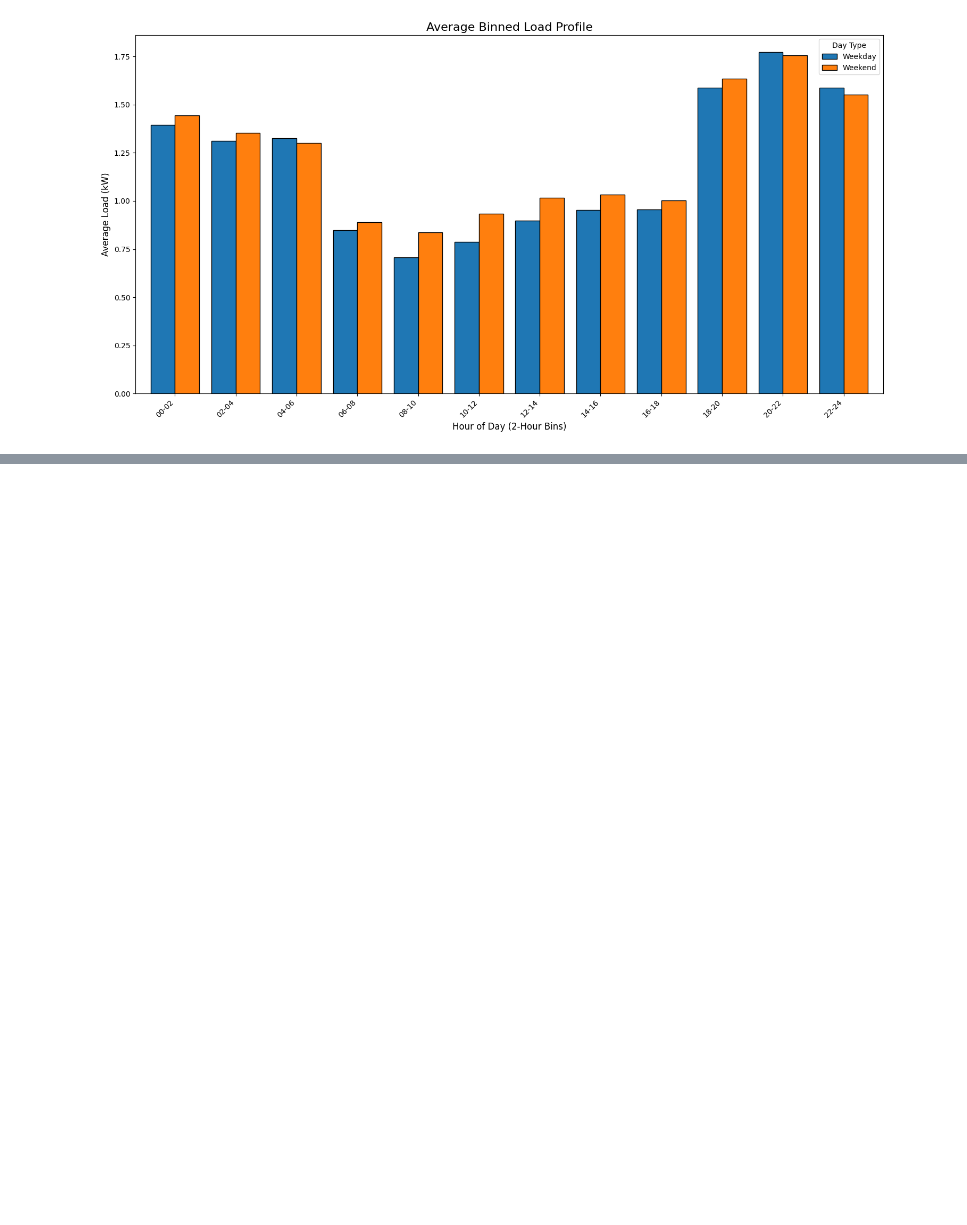
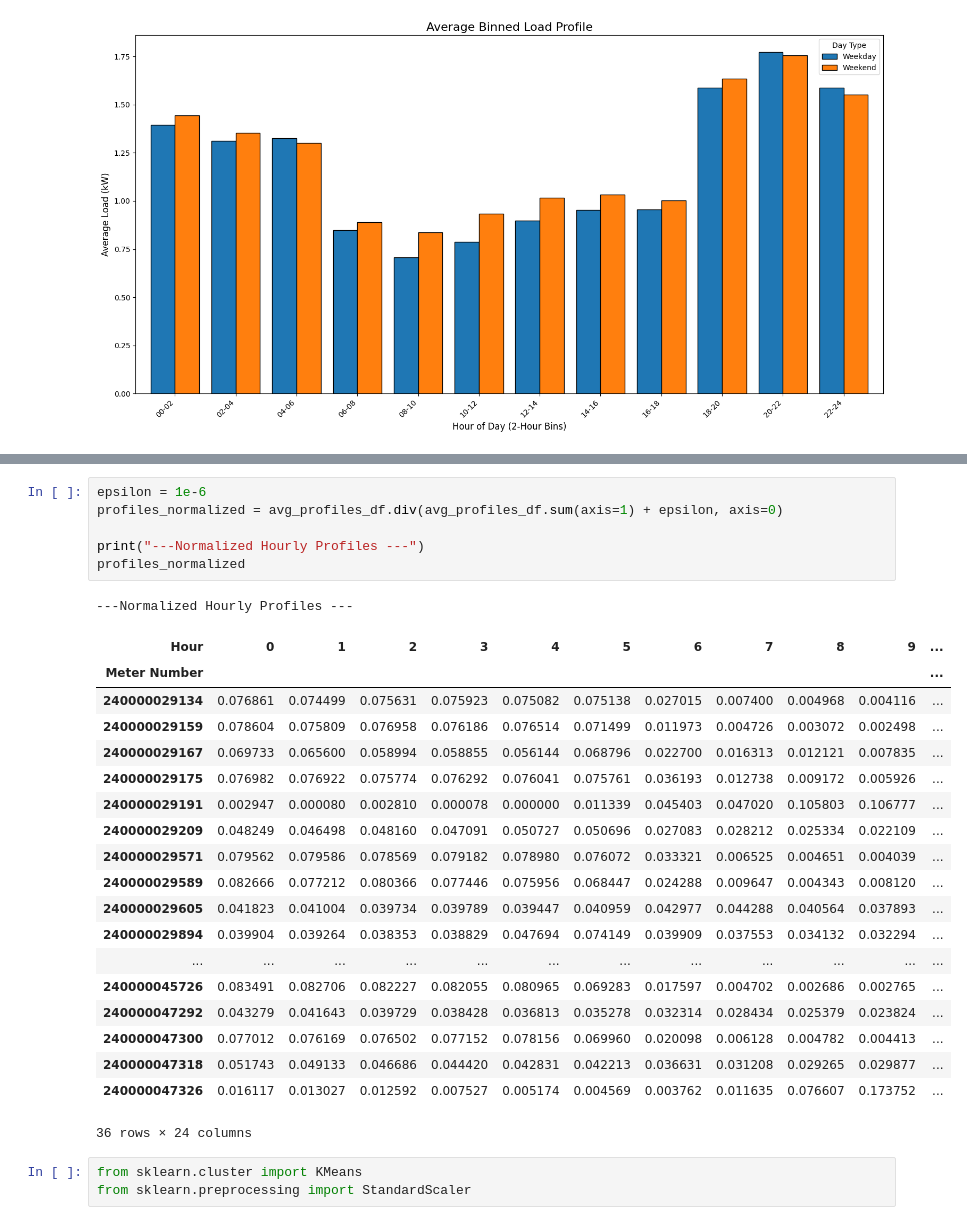
Before and after one commit to MrCupid75/Onaa-Mini-Grid-Customer-Segmentation, a Jupyter notebook: Daily Electricity Usage/main.ipynb, the cells around one changed output, grey strips where cells are left out. Cells and saved outputs as stored; diff of their text form; blank space fills up the shorter version.

```diff
--- a/Daily Electricity Usage/main.ipynb
+++ b/Daily Electricity Usage/main.ipynb
@@ -263,0 +296,30 @@ plt.show()
+# %%
+epsilon = 1e-6
+profiles_normalized = avg_profiles_df.div(avg_profiles_df.sum(axis=1) + epsilon, axis=0)
+
+print("---Normalized Hourly Profiles ---")
+profiles_normalized
+# %% [output]
+---Normalized Hourly Profiles ---
+| Hour | 0 | 1 | 2 | 3 | 4 | 5 | 6 | 7 | 8 | 9 | ... |
+| Meter Number |  |  |  |  |  |  |  |  |  |  | ... |
+| 240000029134 | 0.076861 | 0.074499 | 0.075631 | 0.075923 | 0.075082 | 0.075138 | 0.027015 | 0.007400 | 0.004968 | 0.004116 | ... |
+| 240000029159 | 0.078604 | 0.075809 | 0.076958 | 0.076186 | 0.076514 | 0.071499 | 0.011973 | 0.004726 | 0.003072 | 0.002498 | ... |
+| 240000029167 | 0.069733 | 0.065600 | 0.058994 | 0.058855 | 0.056144 | 0.068796 | 0.022700 | 0.016313 | 0.012121 | 0.007835 | ... |
+| 240000029175 | 0.076982 | 0.076922 | 0.075774 | 0.076292 | 0.076041 | 0.075761 | 0.036193 | 0.012738 | 0.009172 | 0.005926 | ... |
+| 240000029191 | 0.002947 | 0.000080 | 0.002810 | 0.000078 | 0.000000 | 0.011339 | 0.045403 | 0.047020 | 0.105803 | 0.106777 | ... |
+| 240000029209 | 0.048249 | 0.046498 | 0.048160 | 0.047091 | 0.050727 | 0.050696 | 0.027083 | 0.028212 | 0.025334 | 0.022109 | ... |
+| 240000029571 | 0.079562 | 0.079586 | 0.078569 | 0.079182 | 0.078980 | 0.076072 | 0.033321 | 0.006525 | 0.004651 | 0.004039 | ... |
+| 240000029589 | 0.082666 | 0.077212 | 0.080366 | 0.077446 | 0.075956 | 0.068447 | 0.024288 | 0.009647 | 0.004343 | 0.008120 | ... |
+| 240000029605 | 0.041823 | 0.041004 | 0.039734 | 0.039789 | 0.039447 | 0.040959 | 0.042977 | 0.044288 | 0.040564 | 0.037893 | ... |
+| 240000029894 | 0.039904 | 0.039264 | 0.038353 | 0.038829 | 0.047694 | 0.074149 | 0.039909 | 0.037553 | 0.034132 | 0.032294 | ... |
+| ... | ... | ... | ... | ... | ... | ... | ... | ... | ... | ... | ... |
+| 240000045726 | 0.083491 | 0.082706 | 0.082227 | 0.082055 | 0.080965 | 0.069283 | 0.017597 | 0.004702 | 0.002686 | 0.002765 | ... |
+| 240000047292 | 0.043279 | 0.041643 | 0.039729 | 0.038428 | 0.036813 | 0.035278 | 0.032314 | 0.028434 | 0.025379 | 0.023824 | ... |
+| 240000047300 | 0.077012 | 0.076169 | 0.076502 | 0.077152 | 0.078156 | 0.069960 | 0.020098 | 0.006128 | 0.004782 | 0.004413 | ... |
+| 240000047318 | 0.051743 | 0.049133 | 0.046686 | 0.044420 | 0.042831 | 0.042213 | 0.036631 | 0.031208 | 0.029265 | 0.029877 | ... |
+| 240000047326 | 0.016117 | 0.013027 | 0.012592 | 0.007527 | 0.005174 | 0.004569 | 0.003762 | 0.011635 | 0.076607 | 0.173752 | ... |
+36 rows × 24 columns
+# %%
+from sklearn.cluster import KMeans
+from sklearn.preprocessing import StandardScaler
```
Also changed, not shown: parts of 13 cells of this notebook, 2 other files.
